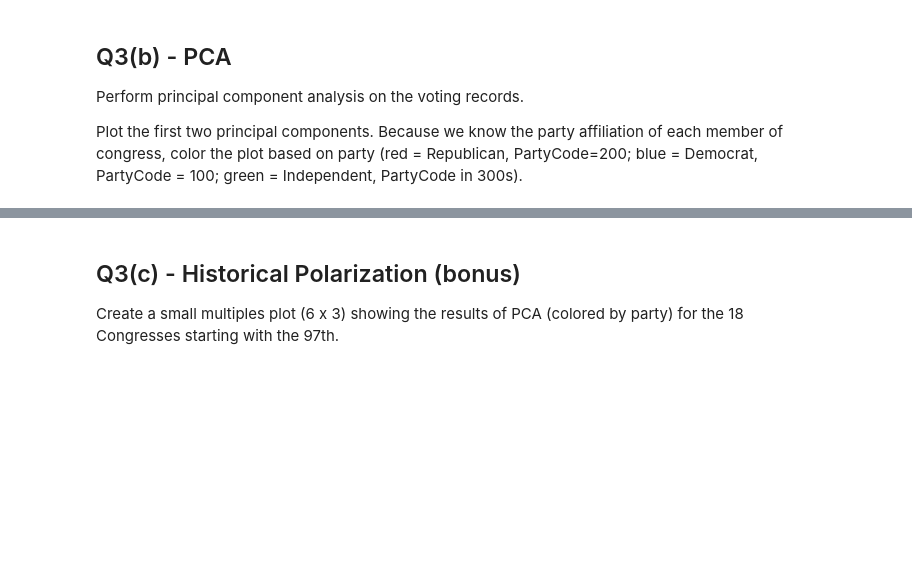
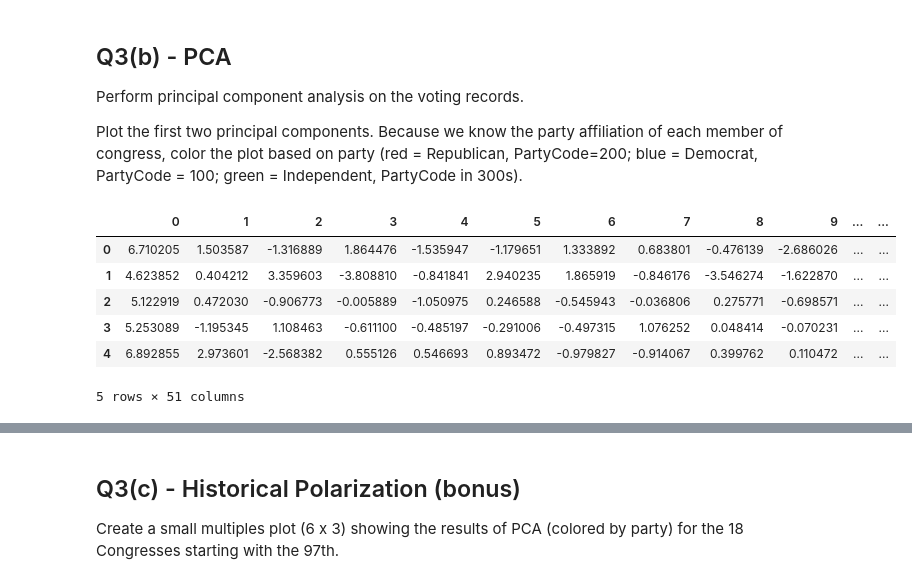
Before and after one commit to zecerman/CS4821, a Jupyter notebook: a3-4821/a3-4821.ipynb, the cells around one changed output, grey strips where cells are left out. Cells and saved outputs as stored; diff of their text form; code cells hidden in the pictures; blank space fills up the shorter version.

```diff
--- a/a3-4821/a3-4821.ipynb
+++ b/a3-4821/a3-4821.ipynb
@@ -571,8 +587,20 @@ Plot the first two principal components. Because we know the party affiliation o
 # %%
 
 # Run PCA and transform the data
+pca = PCA()
 
-votes_pca = ...
-votes_tr = ...
+votes_pca = pca.fit(votes_sc)
+votes_tr = pca.fit_transform(votes_sc)
 
-# Create plot
+pca_df = pd.DataFrame(data=votes_tr)
+pca_df["PartyCode"] = votes["PartyCode"].astype(str).str.strip()
+
+pca_df.head()
+# %% [output]
+|  | 0 | 1 | 2 | 3 | 4 | 5 | 6 | 7 | 8 | 9 | ... | ... |
+| 0 | 6.710205 | 1.503587 | -1.316889 | 1.864476 | -1.535947 | -1.179651 | 1.333892 | 0.683801 | -0.476139 | -2.686026 | ... | ... |
+| 1 | 4.623852 | 0.404212 | 3.359603 | -3.808810 | -0.841841 | 2.940235 | 1.865919 | -0.846176 | -3.546274 | -1.622870 | ... | ... |
+| 2 | 5.122919 | 0.472030 | -0.906773 | -0.005889 | -1.050975 | 0.246588 | -0.545943 | -0.036806 | 0.275771 | -0.698571 | ... | ... |
+| 3 | 5.253089 | -1.195345 | 1.108463 | -0.611100 | -0.485197 | -0.291006 | -0.497315 | 1.076252 | 0.048414 | -0.070231 | ... | ... |
+| 4 | 6.892855 | 2.973601 | -2.568382 | 0.555126 | 0.546693 | 0.893472 | -0.979827 | -0.914067 | 0.399762 | 0.110472 | ... | ... |
+5 rows × 51 columns
```
Also changed, not shown: parts of 9 cells of this notebook.
